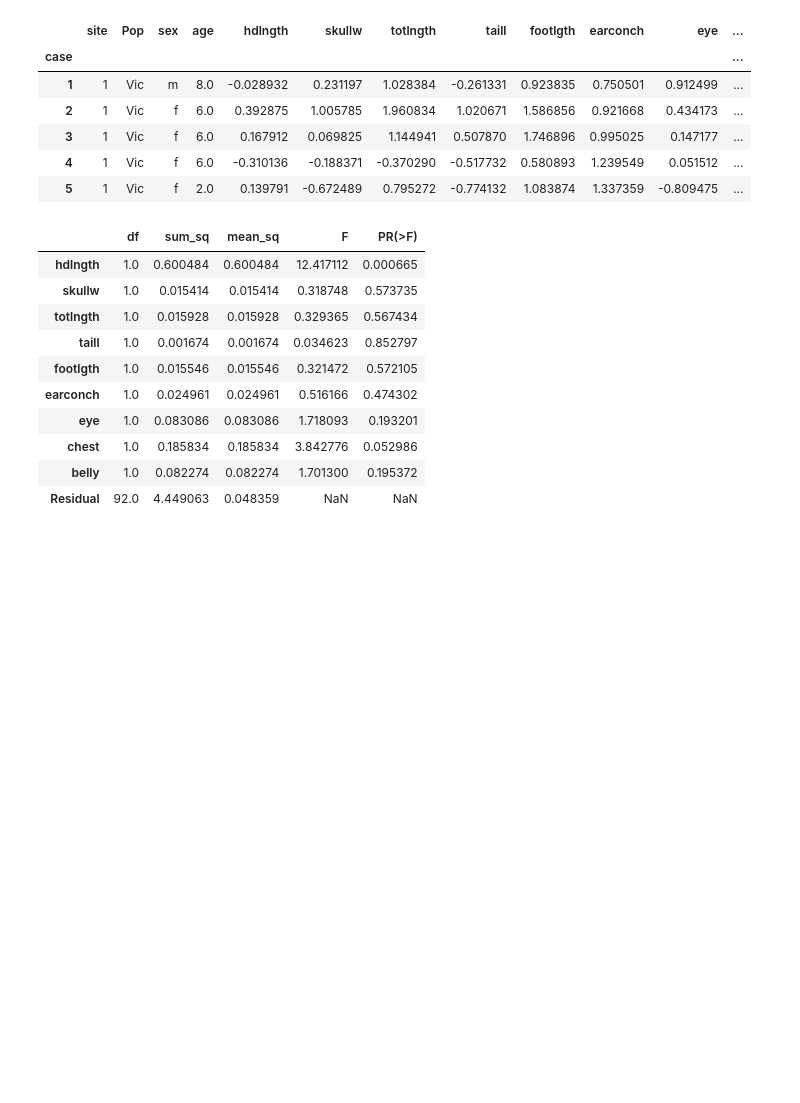
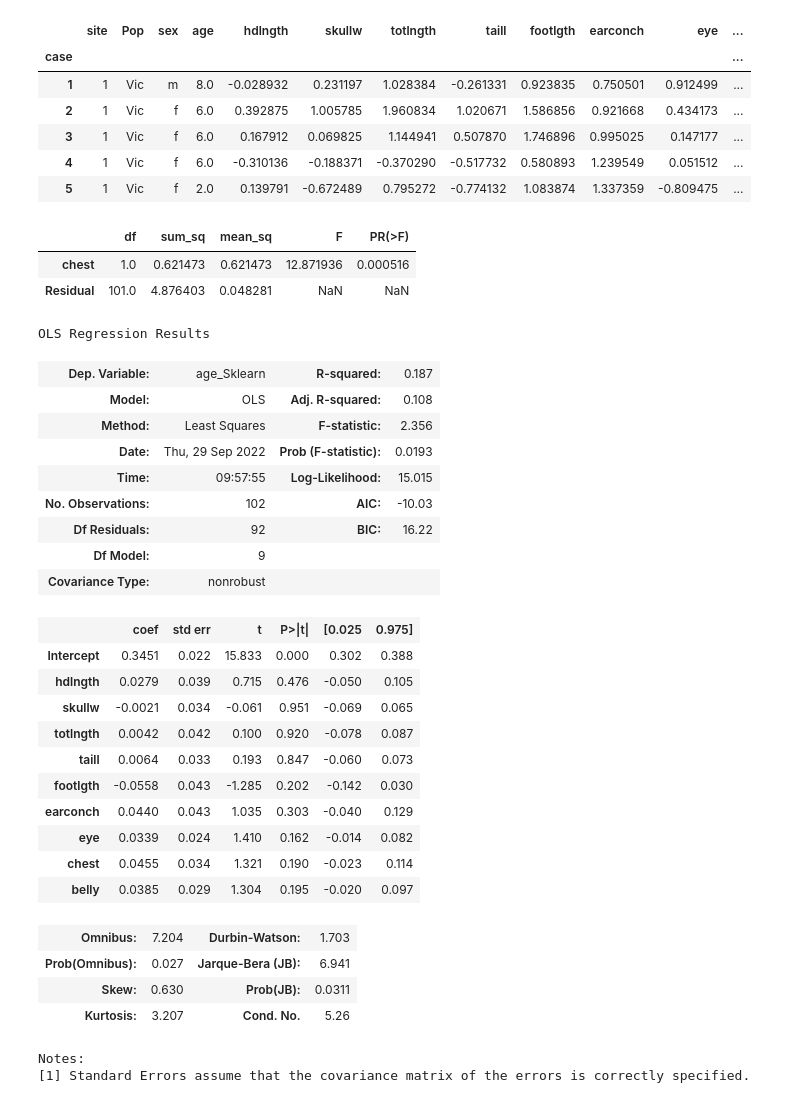
Before and after one commit to Adalab/Da-promoB-Modulo-3-Sprint-1-Lucia-Natalia, a Jupyter notebook: Pair-Programming-Modulo3-Sprint1-Anova.ipynb, the cells around one changed output. Cells and saved outputs as stored; diff of their text form; code cells hidden in the pictures; blank space fills up the shorter version.

```diff
--- a/Pair-Programming-Modulo3-Sprint1-Anova.ipynb
+++ b/Pair-Programming-Modulo3-Sprint1-Anova.ipynb
@@ -113,17 +141,39 @@ df.head()
 | 4 | 1 | Vic | f | 6.0 | -0.310136 | -0.188371 | -0.370290 | -0.517732 | 0.580893 | 1.239549 | 0.051512 | ... |
 | 5 | 1 | Vic | f | 2.0 | 0.139791 | -0.672489 | 0.795272 | -0.774132 | 1.083874 | 1.337359 | -0.809475 | ... |
 # %%
-lm = ols('age_Sklearn ~ hdlngth + skullw + totlngth + taill + footlgth + earconch + eye + chest + belly' , data=df).fit()
+lm2 = ols('age_Sklearn ~ hdlngth + skullw + totlngth + taill + footlgth + earconch + eye + chest + belly' , data=df).fit()
 sm.stats.anova_lm(lm)
 # %% [output]
 |  | df | sum_sq | mean_sq | F | PR(>F) |
-| hdlngth | 1.0 | 0.600484 | 0.600484 | 12.417112 | 0.000665 |
-| skullw | 1.0 | 0.015414 | 0.015414 | 0.318748 | 0.573735 |
-| totlngth | 1.0 | 0.015928 | 0.015928 | 0.329365 | 0.567434 |
-| taill | 1.0 | 0.001674 | 0.001674 | 0.034623 | 0.852797 |
-| footlgth | 1.0 | 0.015546 | 0.015546 | 0.321472 | 0.572105 |
-| earconch | 1.0 | 0.024961 | 0.024961 | 0.516166 | 0.474302 |
-| eye | 1.0 | 0.083086 | 0.083086 | 1.718093 | 0.193201 |
-| chest | 1.0 | 0.185834 | 0.185834 | 3.842776 | 0.052986 |
-| belly | 1.0 | 0.082274 | 0.082274 | 1.701300 | 0.195372 |
-| Residual | 92.0 | 4.449063 | 0.048359 | NaN | NaN |
+| chest | 1.0 | 0.621473 | 0.621473 | 12.871936 | 0.000516 |
+| Residual | 101.0 | 4.876403 | 0.048281 | NaN | NaN |
+# %%
+lm2.summary()
+# %% [output]
+OLS Regression Results
+| Dep. Variable: | age_Sklearn | R-squared: | 0.187 |
+| Model: | OLS | Adj. R-squared: | 0.108 |
+| Method: | Least Squares | F-statistic: | 2.356 |
+| Date: | Thu, 29 Sep 2022 | Prob (F-statistic): | 0.0193 |
+| Time: | 09:57:55 | Log-Likelihood: | 15.015 |
+| No. Observations: | 102 | AIC: | -10.03 |
+| Df Residuals: | 92 | BIC: | 16.22 |
+| Df Model: | 9 |  |  |
+| Covariance Type: | nonrobust |  |  |
+|  | coef | std err | t | P>|t| | [0.025 | 0.975] |
+| Intercept | 0.3451 | 0.022 | 15.833 | 0.000 | 0.302 | 0.388 |
+| hdlngth | 0.0279 | 0.039 | 0.715 | 0.476 | -0.050 | 0.105 |
+| skullw | -0.0021 | 0.034 | -0.061 | 0.951 | -0.069 | 0.065 |
+| totlngth | 0.0042 | 0.042 | 0.100 | 0.920 | -0.078 | 0.087 |
+| taill | 0.0064 | 0.033 | 0.193 | 0.847 | -0.060 | 0.073 |
+| footlgth | -0.0558 | 0.043 | -1.285 | 0.202 | -0.142 | 0.030 |
+| earconch | 0.0440 | 0.043 | 1.035 | 0.303 | -0.040 | 0.129 |
+| eye | 0.0339 | 0.024 | 1.410 | 0.162 | -0.014 | 0.082 |
+| chest | 0.0455 | 0.034 | 1.321 | 0.190 | -0.023 | 0.114 |
+| belly | 0.0385 | 0.029 | 1.304 | 0.195 | -0.020 | 0.097 |
+| Omnibus: | 7.204 | Durbin-Watson: | 1.703 |
+| Prob(Omnibus): | 0.027 | Jarque-Bera (JB): | 6.941 |
+| Skew: | 0.630 | Prob(JB): | 0.0311 |
+| Kurtosis: | 3.207 | Cond. No. | 5.26 |
+Notes:
+[1] Standard Errors assume that the covariance matrix of the errors is correctly specified.
```
Also changed, not shown: parts of 3 cells of this notebook, 3 other files.
